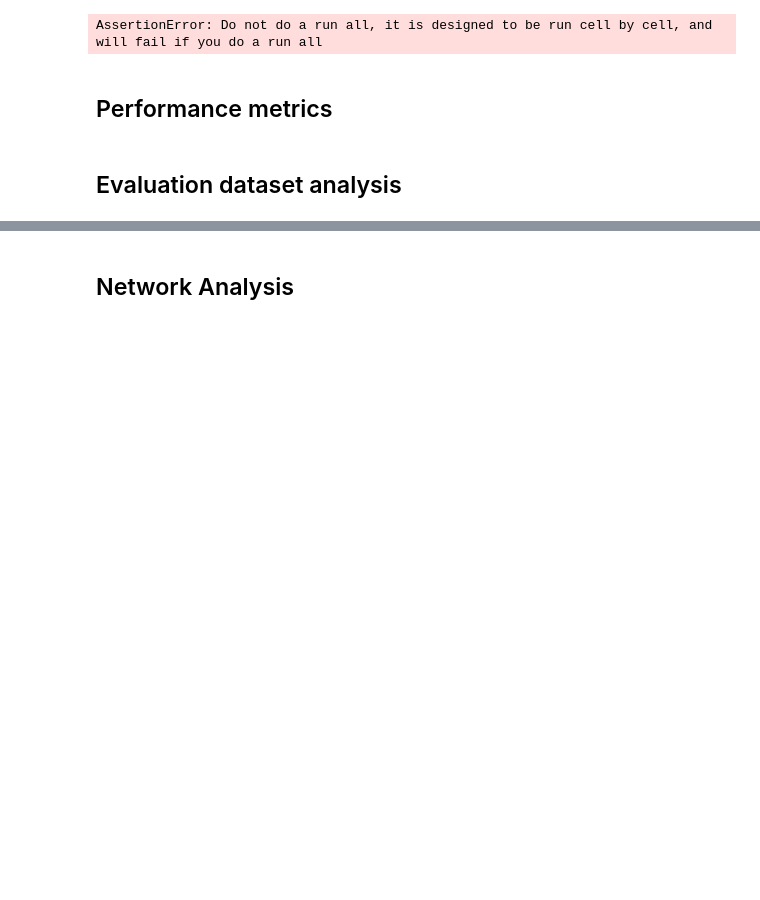
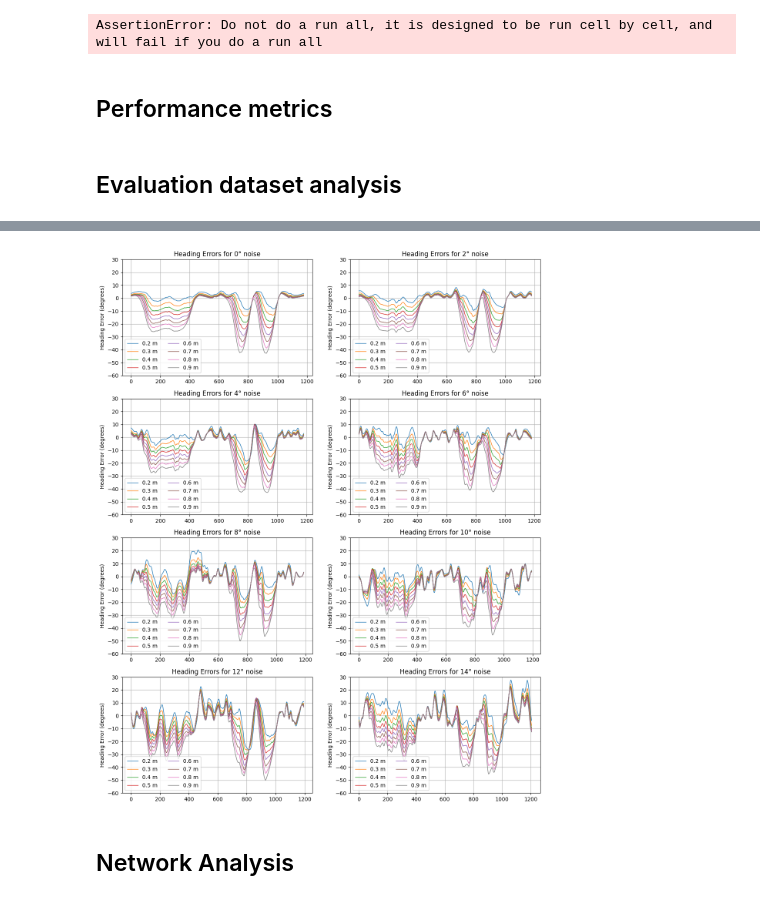
Before and after one commit to matgrand/bfmc_2022, a Jupyter notebook: thesis_images.ipynb, the cells around one changed output, grey strips where cells are left out. Drawn from its saved outputs; the diff is of its cells as text; code cells hidden in the pictures; blank space fills up the shorter version.

```diff
--- a/thesis_images.ipynb
+++ b/thesis_images.ipynb
@@ -142,34 +144,36 @@ save_fig('dataset_analysis1', fig)
 #check dss exists
 assert len(dss) > 0
 
 #create figure
 fig, ax = plt.subplots(4,2, figsize=(14,18))
 
 for i, ds in enumerate(dss):
     hes, name = ds['hes'], ds['name']
     #select only the first 1/8 of the data
     hes = {k: v[:len(v)//8] for k, v in hes.items()}
 
     #plot
     for he_dist, he in hes.items():
         he = np.rad2deg(he)
         ax[i//2, i%2].plot(he, label=f'{he_dist} m', linewidth=1)
 
     ax[i//2, i%2].grid(True)
     ax[i//2, i%2].set_axisbelow(True)
     ax[i//2, i%2].set_title(f'Heading Errors for {name}° noise')
     #set legend with 2 columns
     ax[i//2, i%2].legend(ncol=2)
     # ax[i//2, i%2].legend()
     ax[i//2, i%2].set_ylim(-60, 30)
     # ax[i//2, i%2].set_xlabel('sample')
     ax[i//2, i%2].set_ylabel('Heading Error (degrees)')
 
 #show fig
 plt.show()
 
 #save figure in vector format
-save_fig('dataset_analysis2', fig)
+# save_fig('dataset_analysis2', fig)
+# %% [output]
+[figure, added]
 # %% [markdown]
 ## Network Analysis
 # %%
```
Also changed, not shown: parts of 7 cells of this notebook, 7 other files.
